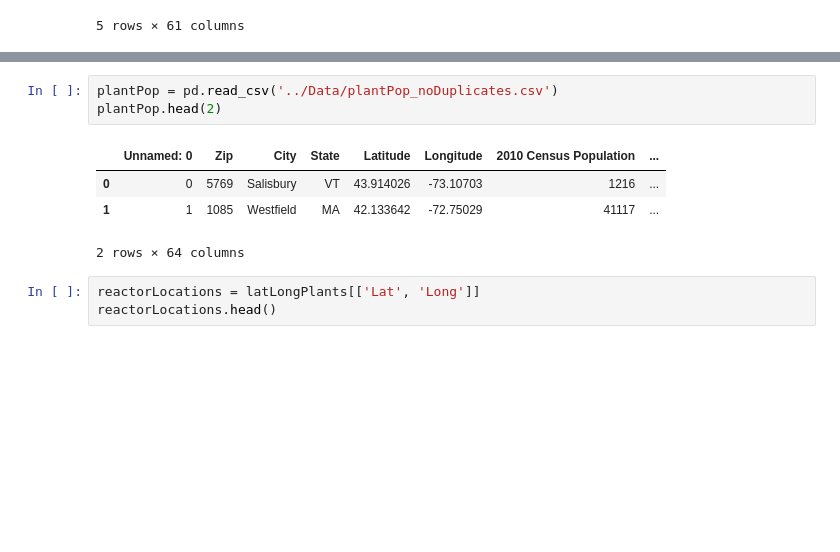
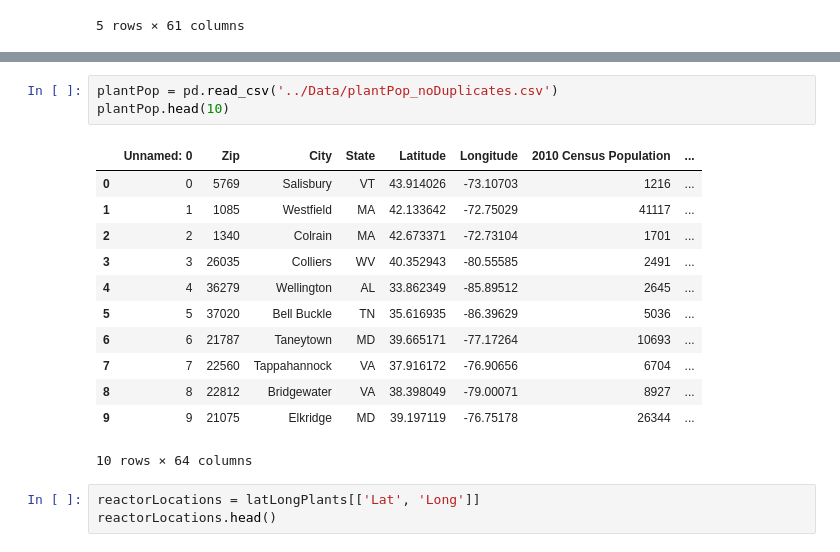
Before and after one commit to jhillner/Group-Project-1, a Jupyter notebook: Mark/popNukeHeatMap.ipynb, the cells around one changed output, grey strips where cells are left out. Saved outputs shown, nothing was run; the diff lists cells and outputs as text; blank space fills up the shorter version.

```diff
--- a/Mark/popNukeHeatMap.ipynb
+++ b/Mark/popNukeHeatMap.ipynb
@@ -36,12 +36,20 @@ latLongPlants.head()
 | 4 | Braidwood Station 1 | Braceville | IL | 41.226929 | -88.264282 | 1987 | 2046 | NaN | NaN | ... |
 # %%
 plantPop = pd.read_csv('../Data/plantPop_noDuplicates.csv')
-plantPop.head(2)
+plantPop.head(10)
 # %% [output]
 |  | Unnamed: 0 | Zip | City | State | Latitude | Longitude | 2010 Census Population | ... |
 | 0 | 0 | 5769 | Salisbury | VT | 43.914026 | -73.10703 | 1216 | ... |
 | 1 | 1 | 1085 | Westfield | MA | 42.133642 | -72.75029 | 41117 | ... |
+| 2 | 2 | 1340 | Colrain | MA | 42.673371 | -72.73104 | 1701 | ... |
+| 3 | 3 | 26035 | Colliers | WV | 40.352943 | -80.55585 | 2491 | ... |
+| 4 | 4 | 36279 | Wellington | AL | 33.862349 | -85.89512 | 2645 | ... |
+| 5 | 5 | 37020 | Bell Buckle | TN | 35.616935 | -86.39629 | 5036 | ... |
+| 6 | 6 | 21787 | Taneytown | MD | 39.665171 | -77.17264 | 10693 | ... |
+| 7 | 7 | 22560 | Tappahannock | VA | 37.916172 | -76.90656 | 6704 | ... |
+| 8 | 8 | 22812 | Bridgewater | VA | 38.398049 | -79.00071 | 8927 | ... |
+| 9 | 9 | 21075 | Elkridge | MD | 39.197119 | -76.75178 | 26344 | ... |
-2 rows × 64 columns
+10 rows × 64 columns
 # %%
 reactorLocations = latLongPlants[['Lat', 'Long']]
 reactorLocations.head()
```
Also changed, not shown: parts of 2 cells of this notebook, 22 other files.
